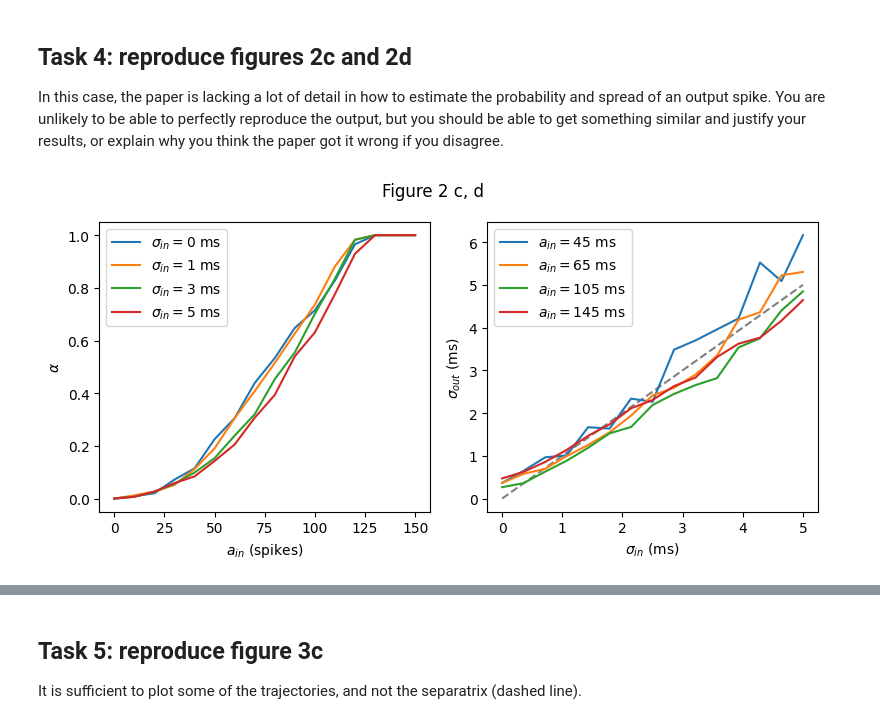
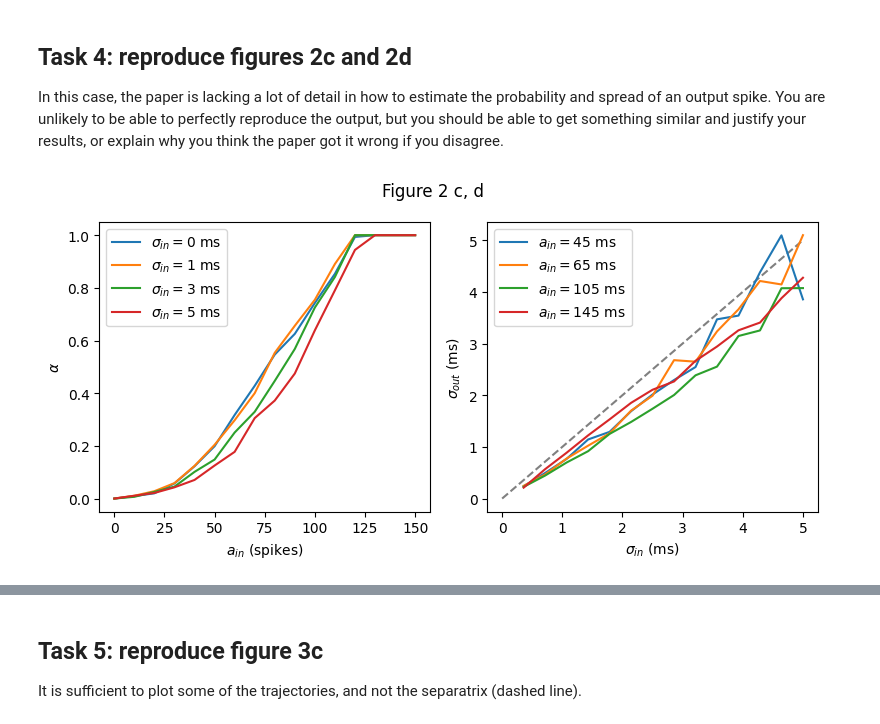
Before and after one commit to hk221/Neuro_for_ML, a Jupyter notebook: Synfire Chains/synfire_no_answers.ipynb, the cells around one changed output, grey strips where cells are left out. Drawn from its saved outputs; the diff is of its cells as text; code cells hidden in the pictures.

```diff
--- a/Synfire Chains/synfire_no_answers.ipynb
+++ b/Synfire Chains/synfire_no_answers.ipynb
@@ -82,8 +82,6 @@ def simulate_layer(
     else:
         # Apply input delay
         spikes_in = np.roll(spikes_in, int(delay / dt), axis=1)
-        #np.roll wraps around the array so we need to set the first delay elements to zero
-        spikes_in [:, :delay] = 0
 
     # Initialize variables for simulation
     v = np.full(num_neurons, v_rest)
@@ -322,8 +320,8 @@ def estimate_pulse_parameters(s, num_neurons, sigma_in, offset):  # Updated func
     else:
         # Apply a buffer and statistical filtering to isolate significant spikes
         filtered_spike_times = sorted_spike_times[
-            (sorted_spike_times <= offset + 20 + (sigma_in / dt) * 2.5) &
-            (sorted_spike_times >= offset - 20 - (sigma_in / dt) * 2.5)
+            (sorted_spike_times <= offset + (sigma_in / dt) * 2.5) &
+            (sorted_spike_times >= offset - (sigma_in / dt) * 2.5)
         ]
         # Calculate the standard deviation in ms of the remaining spike times
         sigma_out = np.std(filtered_spike_times) * dt
@@ -356,34 +354,34 @@ def neural_transmission(a_in, sigma_in, repeats=5, dt=0.1):
 
     # Average results across repeats
     alpha = alpha_sum / repeats
     sigma_out = sigma_out_sum / repeats
     return alpha, sigma_out
 
 
 # Plotting figure 2c,d
 plt.figure(figsize=(8, 4))
 plt.subplot(121)
 for sigma in [0, 1, 3, 5]:
     A_IN = np.arange(0, 150 + 1, 10)
     ALPHA = [neural_transmission(a_in, sigma)[0] for a_in in A_IN]
     plt.plot(A_IN, ALPHA, label=f"$\\sigma_{{in}}={sigma}$ ms")
 plt.xlabel(r"$a_{in}$ (spikes)")
 plt.ylabel(r"$\alpha$")
 plt.legend(loc="best")
 
 plt.subplot(122)
 for a_in in [45, 65, 105, 145]:
     SIGMA_IN = np.linspace(0, 5, 15)
     SIGMA_OUT = [neural_transmission(a_in, sigma_in)[1] for sigma_in in SIGMA_IN]
     plt.plot(SIGMA_IN, SIGMA_OUT, label=f"$a_{{in}}={a_in}$ ms")
 plt.plot([0, 5], [0, 5], ls="--", c="grey", zorder=-1)
 plt.xlabel(r"$\sigma_{in}$ (ms)")
 plt.ylabel(r"$\sigma_{out}$ (ms)")
 plt.legend(loc="best")
 plt.suptitle("Figure 2 c, d")
 plt.tight_layout()
 # %% [output]
-[figure, old version]
+[figure, new version]
 # %% [markdown]
 Expected results (as you can see, not exactly the same as in the paper which I couldn't reproduce perfectly):
 
```
Also changed, not shown: parts of 3 cells of this notebook.
